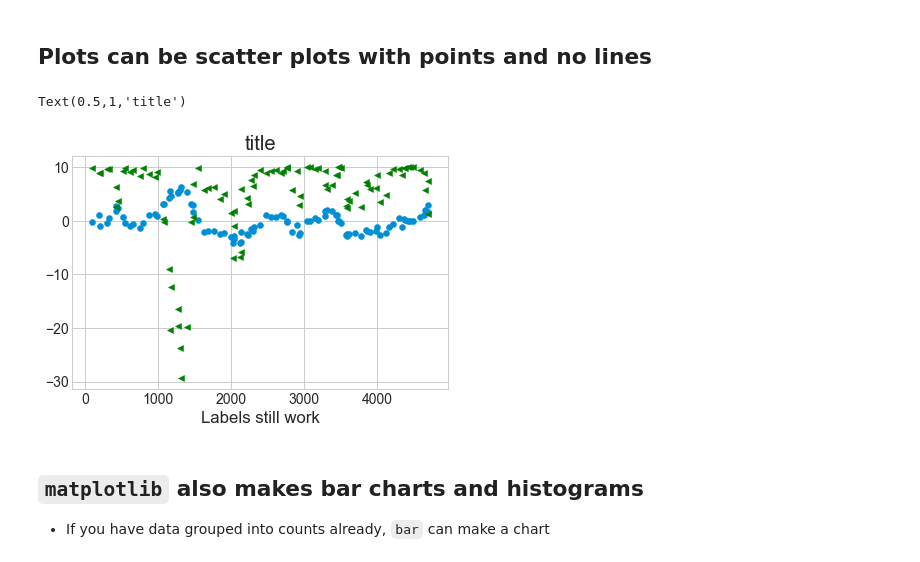
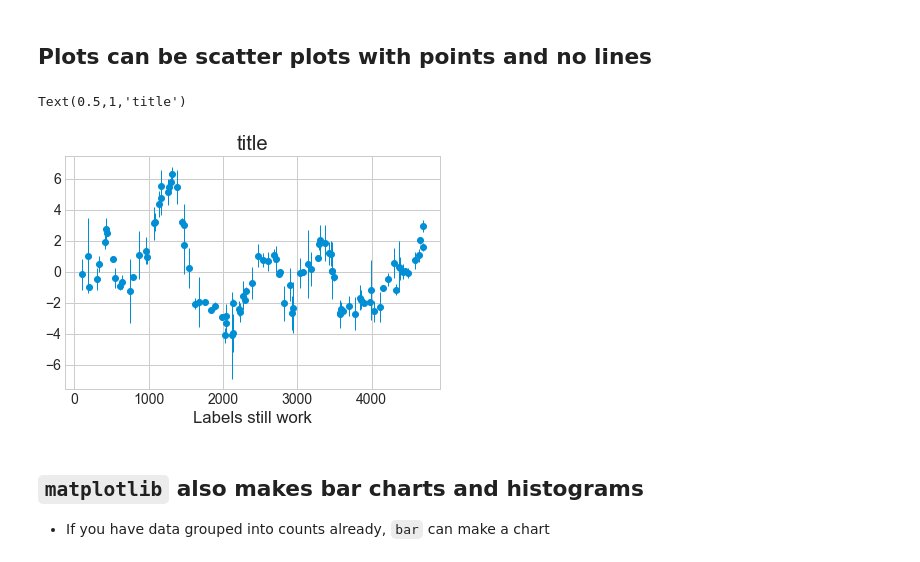
Before and after one commit to utplanets/phy224_public, a Jupyter notebook: notebooks/complete/08_Plotting.ipynb, the cells around one changed output. Saved outputs shown, nothing was run; the diff lists cells and outputs as text; code cells hidden in the pictures.

```diff
--- a/notebooks/complete/08_Plotting.ipynb
+++ b/notebooks/complete/08_Plotting.ipynb
@@ -99,16 +99,16 @@ plt.legend()
 # %%
 numpy.random.seed(20)
 x,y = numpy.random.randint(0,100,100), numpy.random.randn(100)
 x=numpy.cumsum(x)
 y=numpy.cumsum(y)
+yerr=numpy.random.randn(100)*1
 
-plt.scatter( x, y)
-plt.scatter( x, 10-y**2, color='green',marker='<')
+plt.errorbar( x, y,yerr=yerr,ls='',marker='o',lw=1)
 plt.xlabel("Labels still work")
 plt.title("title")
 # %% [output]
 Text(0.5,1,'title')
-[figure, old version]
+[figure, new version]
 # %% [markdown]
 ## `matplotlib` also makes bar charts and histograms
 * If you have data grouped into counts already, `bar` can make a chart
```
Also changed, not shown: parts of 10 cells of this notebook, 29 other files.
